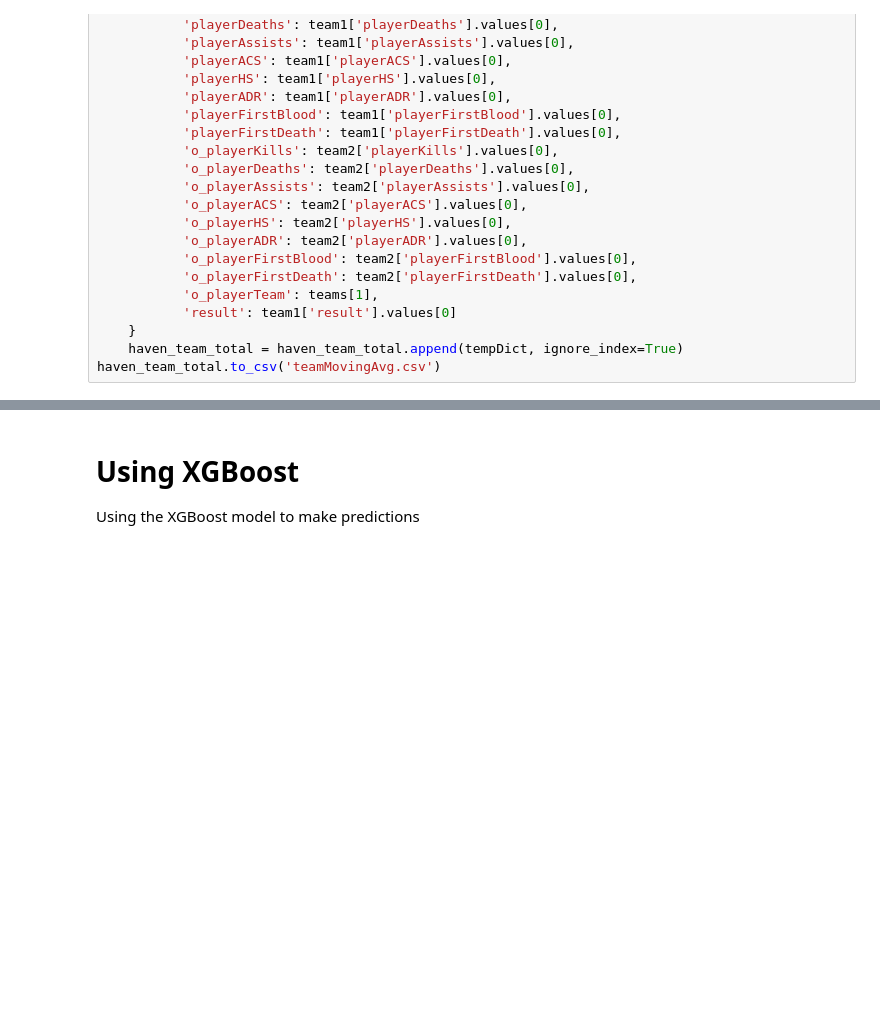
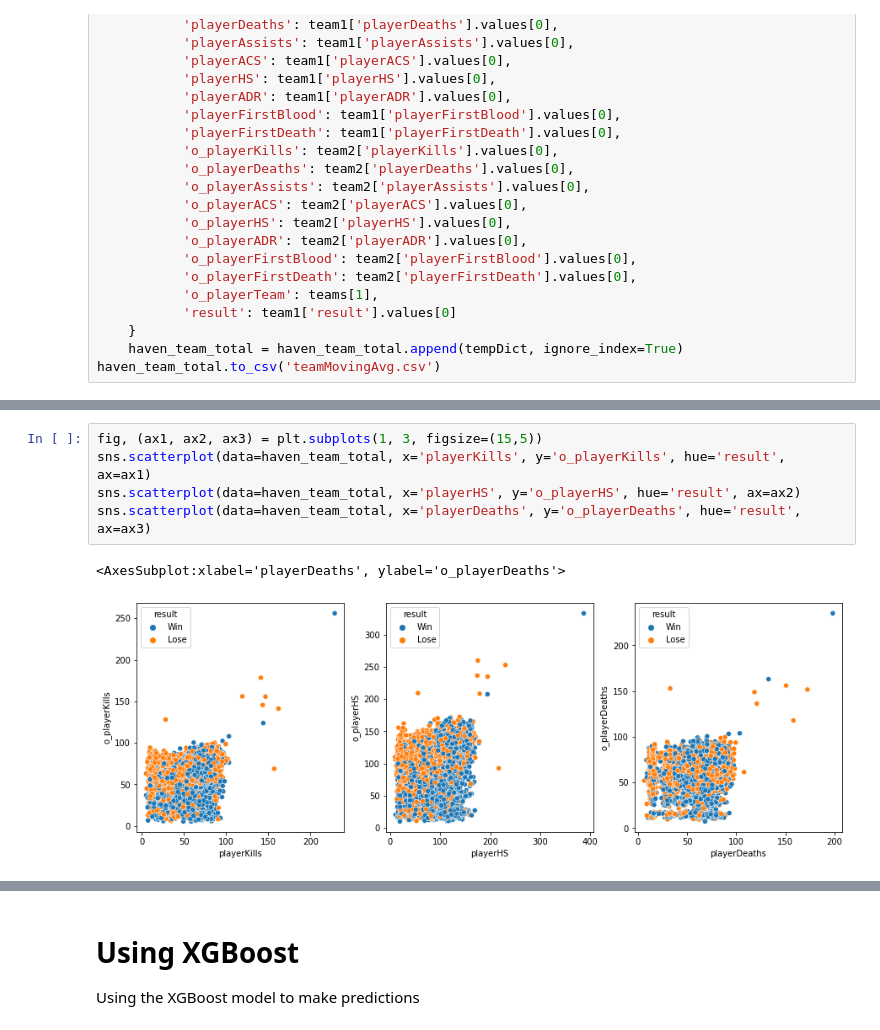
Before and after one commit to timothyliutl/ValorantData, a Jupyter notebook: secondAttempt.ipynb, the cells around one changed output, grey strips where cells are left out. Cells and saved outputs as stored; diff of their text form; blank space fills up the shorter version.

```diff
--- a/secondAttempt.ipynb
+++ b/secondAttempt.ipynb
@@ -96,3 +108,11 @@ Index(['map', 'o_playerACS', 'o_playerADR', 'o_playerAssists',
+# %%
+fig, (ax1, ax2, ax3) = plt.subplots(1, 3, figsize=(15,5))
+sns.scatterplot(data=haven_team_total, x='playerKills', y='o_playerKills', hue='result', ax=ax1)
+sns.scatterplot(data=haven_team_total, x='playerHS', y='o_playerHS', hue='result', ax=ax2)
+sns.scatterplot(data=haven_team_total, x='playerDeaths', y='o_playerDeaths', hue='result', ax=ax3)
+# %% [output]
+<AxesSubplot:xlabel='playerDeaths', ylabel='o_playerDeaths'>
+[figure, added]
 # %%
 from sklearn.linear_model import LogisticRegression
 from sklearn.model_selection import train_test_split
```
Also changed, not shown: parts of 8 cells of this notebook, 3 other files.
